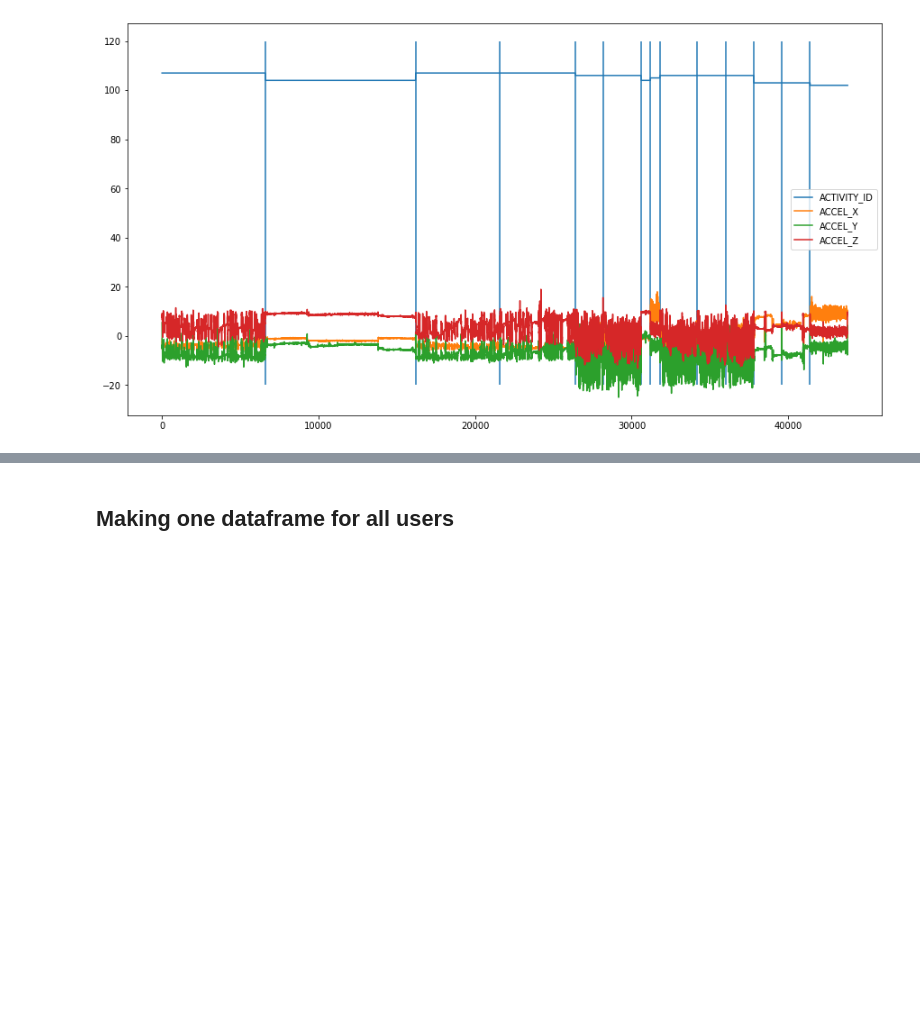
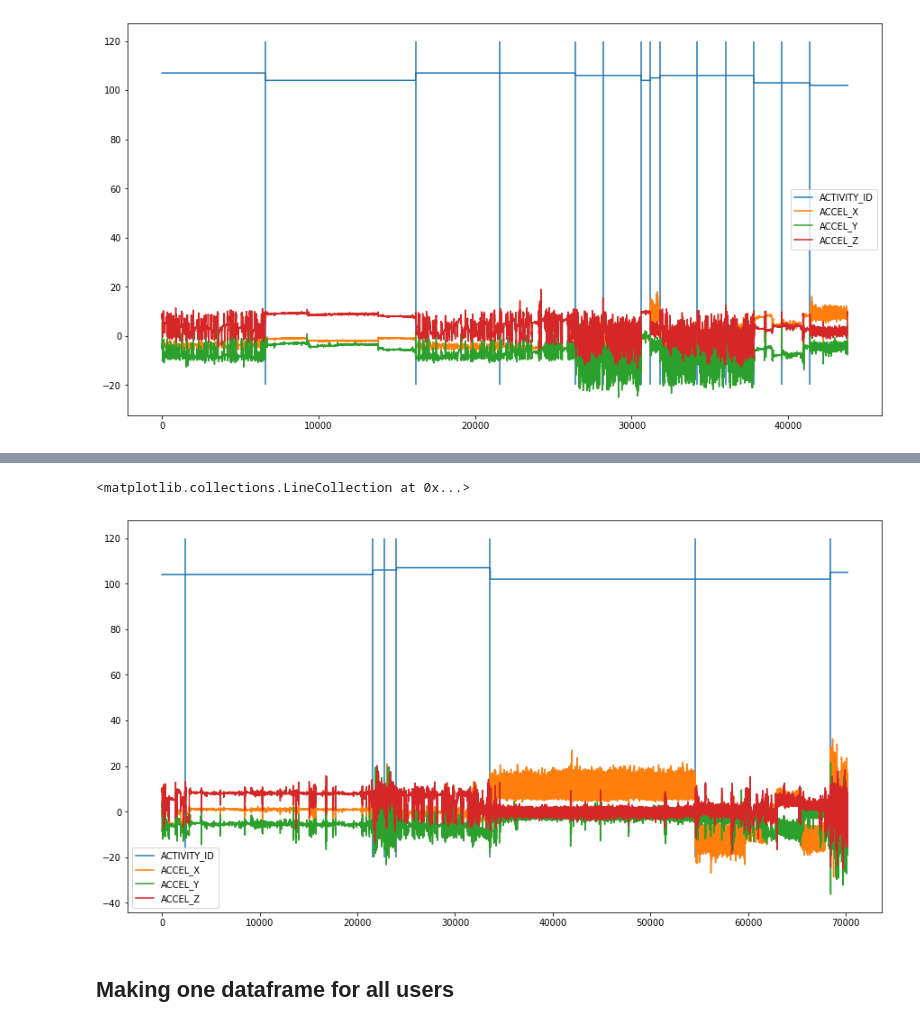
Before and after one commit to giorgosVardakas/Positional-Signal-Processing, a Jupyter notebook: Code with many persons data.ipynb, the cells around one changed output, grey strips where cells are left out. Saved outputs shown, nothing was run; the diff lists cells and outputs as text; code cells hidden in the pictures; blank space fills up the shorter version.

```diff
--- a/Code with many persons data.ipynb
+++ b/Code with many persons data.ipynb
@@ -98,3 +108,9 @@ ax.vlines(df_VD_activity_cutoff.index, ymin=-20, ymax=120)
+# %%
+ax = df_TT_accel_gyro[["ACTIVITY_ID", "ACCEL_X", "ACCEL_Y", "ACCEL_Z"]].plot(figsize = (15, 8))
+ax.vlines(df_TT_activity_cutoff.index, ymin=-20, ymax=120)
+# %% [output]
+<matplotlib.collections.LineCollection at 0x...>
+[figure, added]
 # %% [markdown]
 ## Making one dataframe for all users
 # %%
```
Also changed, not shown: parts of 12 cells of this notebook, 10 other files.
